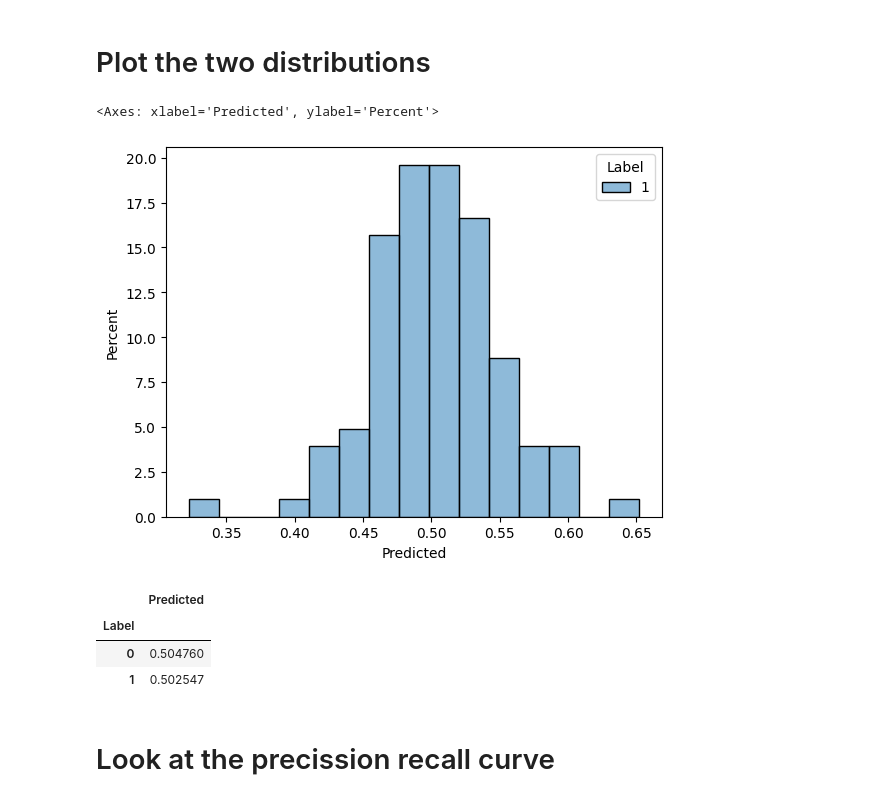
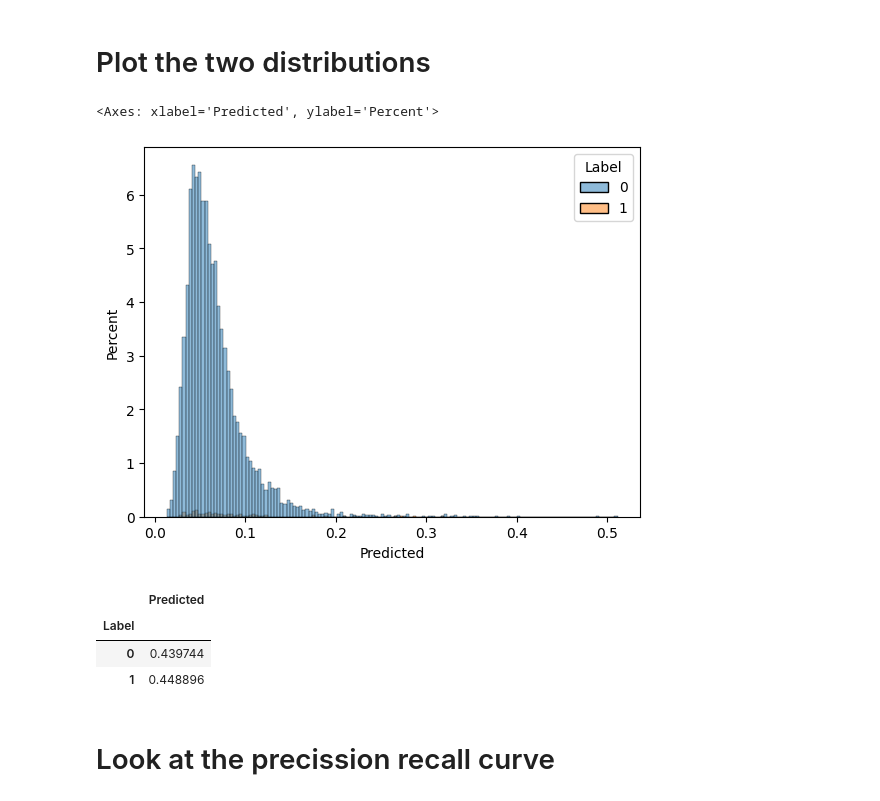
Before and after one commit to MadsAndersens/BachelorProject, a Jupyter notebook: Notebooks/OutPutAnalysis.ipynb, the cells around one changed output. Saved outputs shown, nothing was run; the diff lists cells and outputs as text; code cells hidden in the pictures.

```diff
--- a/Notebooks/OutPutAnalysis.ipynb
+++ b/Notebooks/OutPutAnalysis.ipynb
@@ -12,24 +12,24 @@ pos = pd.read_csv('/Users/madsandersen/PycharmProjects/BscProjektData/BachelorPr
 # %%
 negs['Label'] = 0
 pos['Label'] = 1
-negs['Predicted'] = negs['Predicted_negative']
+negs['Predicted'] = 1-negs['Predicted_negative']
 # %%
 y = pd.concat([negs,pos])
 y = y.drop(['Predicted_negative'],axis=1)
 # %% [markdown]
 # Plot the two distributions
 # %%
-sns.histplot(y[y['Label']==1],x = 'Predicted',hue='Label',stat="percent")
+sns.histplot(y,x = 'Predicted',hue='Label',stat="percent")
 # %% [output]
 <Axes: xlabel='Predicted', ylabel='Percent'>
-[figure, old version]
+[figure, new version]
 # %%
 y.groupby('Label').mean()
 # %% [output]
 |  | Predicted |
 | Label |  |
-| 0 | 0.504760 |
-| 1 | 0.502547 |
+| 0 | 0.439744 |
+| 1 | 0.448896 |
 # %% [markdown]
 # Look at the precission recall curve
 # %%
```
Also changed, not shown: parts of 9 cells of this notebook, 5 other files.
